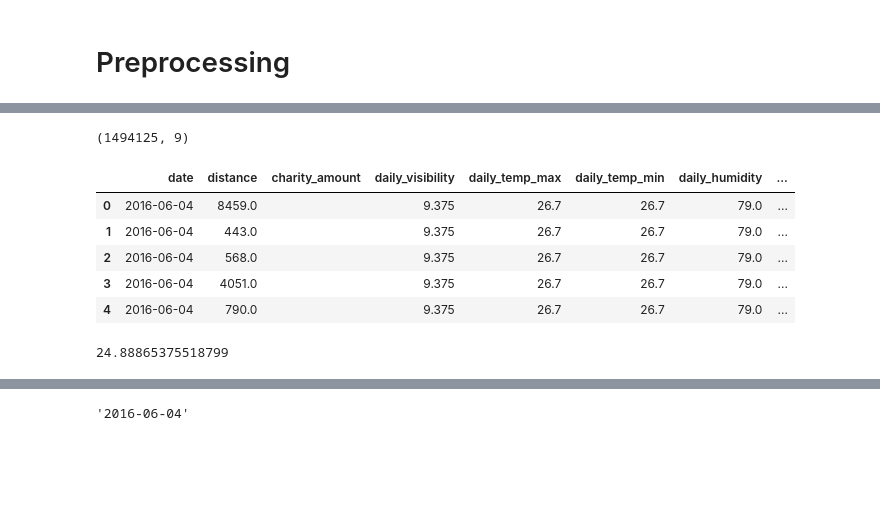
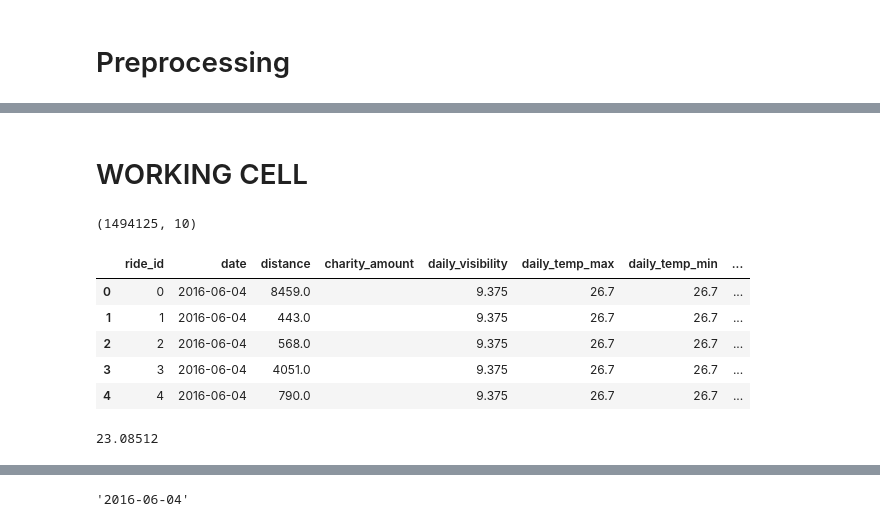
Before and after one commit to bonchae/msda-workshop, a Jupyter notebook: Forecasting - Workshop.ipynb, the cells around one changed output, grey strips where cells are left out. Saved outputs shown, nothing was run; the diff lists cells and outputs as text; code cells hidden in the pictures; blank space fills up the shorter version.

```diff
--- a/Forecasting - Workshop.ipynb
+++ b/Forecasting - Workshop.ipynb
@@ -244,5 +281,7 @@ memory usage: 307.8+ MB
+# %% [markdown]
+# WORKING CELL
 # %%
-start_time = time.time()
+c.start()
 
 query = '''
     WITH rides AS (
@@ -295,42 +334,42 @@ query = '''
             ,MIN(temp)       AS temp_min
             ,AVG(humidity)   AS humidity
             ,AVG(wind_speed) AS wind_speed
             ,SUM(precip)     AS precip
         FROM hourly_weather
         GROUP BY date
     )
     SELECT
          r.ride_id
         ,r.date
         ,r.distance
         ,r.charity_amount
         ,dw.visibility    AS daily_visibility
         ,dw.temp_max      AS daily_temp_max
         ,dw.temp_min      AS daily_temp_min
         ,dw.humidity      AS daily_humidity
         ,dw.wind_speed    AS daily_wind_speed
         ,dw.precip        AS daily_precip
     FROM rides r
         INNER JOIN daily_weather dw
             ON r.date = dw.date
 '''
 
 conn = sqlite3.connect('msda_workshop')
 rides_df = pd.read_sql_query(query, conn)
 conn.close()
 
 disp(rides_df)
 
-print(time.time() - start_time)
+c.stop()
 # %% [output]
-(1494125, 9)
+(1494125, 10)
-|  | date | distance | charity_amount | daily_visibility | daily_temp_max | daily_temp_min | daily_humidity | ... |
-| 0 | 2016-06-04 | 8459.0 |  | 9.375 | 26.7 | 26.7 | 79.0 | ... |
-| 1 | 2016-06-04 | 443.0 |  | 9.375 | 26.7 | 26.7 | 79.0 | ... |
-| 2 | 2016-06-04 | 568.0 |  | 9.375 | 26.7 | 26.7 | 79.0 | ... |
-| 3 | 2016-06-04 | 4051.0 |  | 9.375 | 26.7 | 26.7 | 79.0 | ... |
-| 4 | 2016-06-04 | 790.0 |  | 9.375 | 26.7 | 26.7 | 79.0 | ... |
+|  | ride_id | date | distance | charity_amount | daily_visibility | daily_temp_max | daily_temp_min | ... |
+| 0 | 0 | 2016-06-04 | 8459.0 |  | 9.375 | 26.7 | 26.7 | ... |
+| 1 | 1 | 2016-06-04 | 443.0 |  | 9.375 | 26.7 | 26.7 | ... |
+| 2 | 2 | 2016-06-04 | 568.0 |  | 9.375 | 26.7 | 26.7 | ... |
+| 3 | 3 | 2016-06-04 | 4051.0 |  | 9.375 | 26.7 | 26.7 | ... |
+| 4 | 4 | 2016-06-04 | 790.0 |  | 9.375 | 26.7 | 26.7 | ... |
-24.88865375518799
+23.08512
 # %%
 rides_df.info()
 # %% [output]
```
Also changed, not shown: parts of 24 cells of this notebook.
